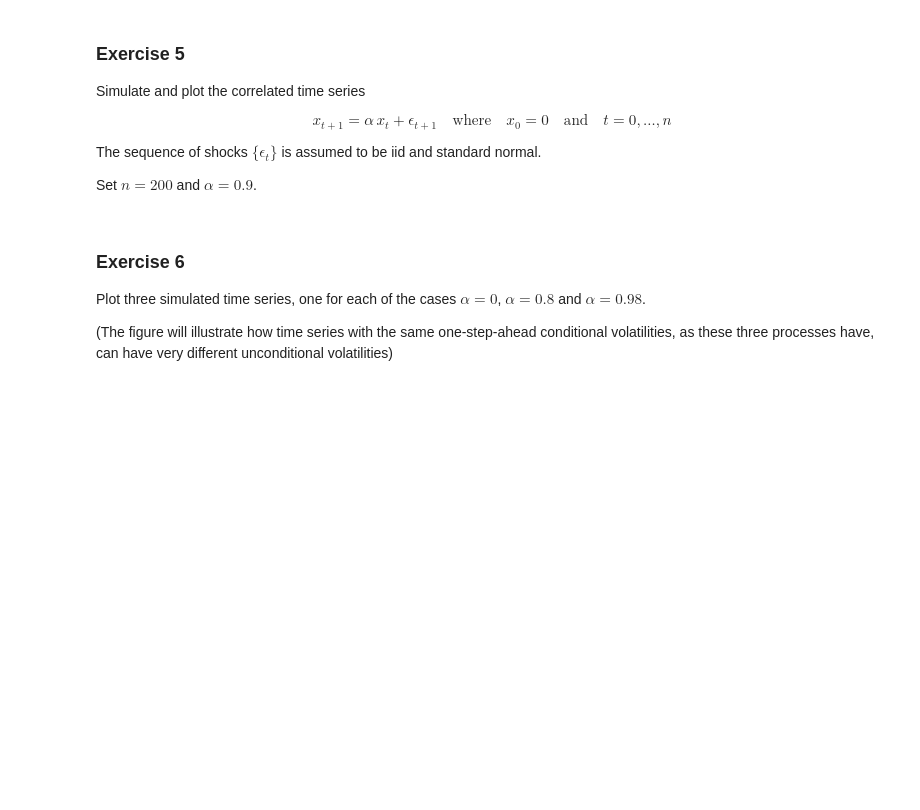
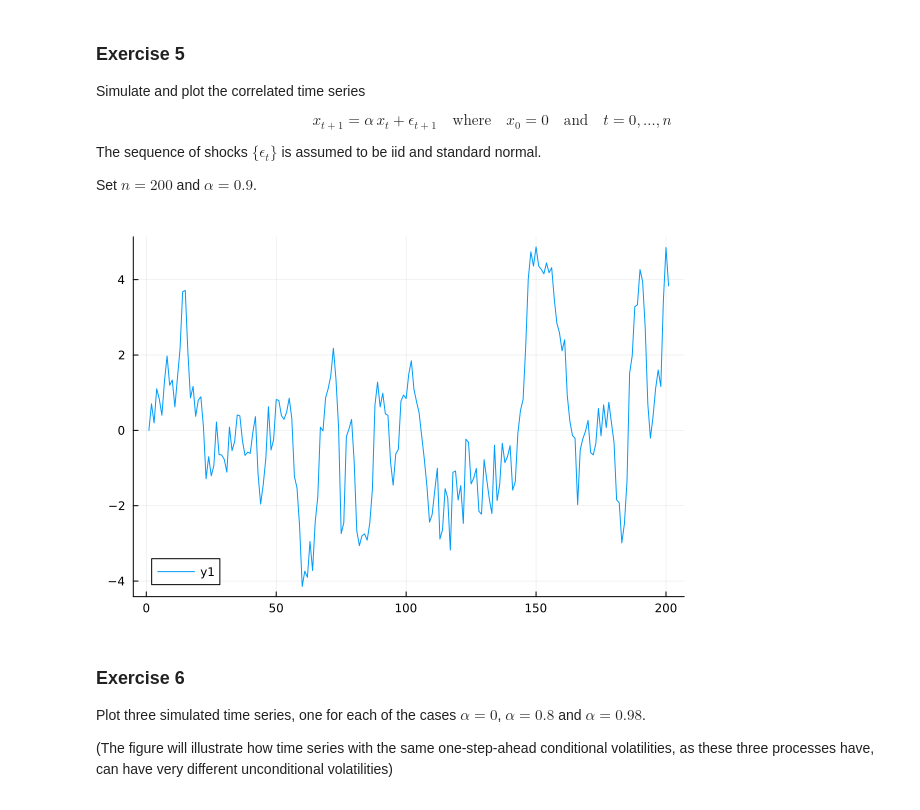
Before and after one commit to laulufray/lecture-julia.notebooks, a Jupyter notebook: getting_started_julia/julia_by_example.ipynb, the cells around one changed output. Drawn from its saved outputs; the diff is of its cells as text; code cells hidden in the pictures; blank space fills up the shorter version.

```diff
--- a/getting_started_julia/julia_by_example.ipynb
+++ b/getting_started_julia/julia_by_example.ipynb
@@ -837,6 +1003,18 @@ Set $ n = 200 $ and $ \alpha = 0.9 $.
 
 
 <a id='jbe-ex6'></a>
+# %%
+using Plots
+alpha = 0.9
+n = 200
+x = zeros(n + 1)
+
+for t in 1:n
+    x[t + 1] = alpha * x[t] + randn()
+end
+plot(x)
+# %% [output]
+[figure, added]
 # %% [markdown]
 ### Exercise 6
 
```
Also changed, not shown: parts of 39 cells of this notebook.
